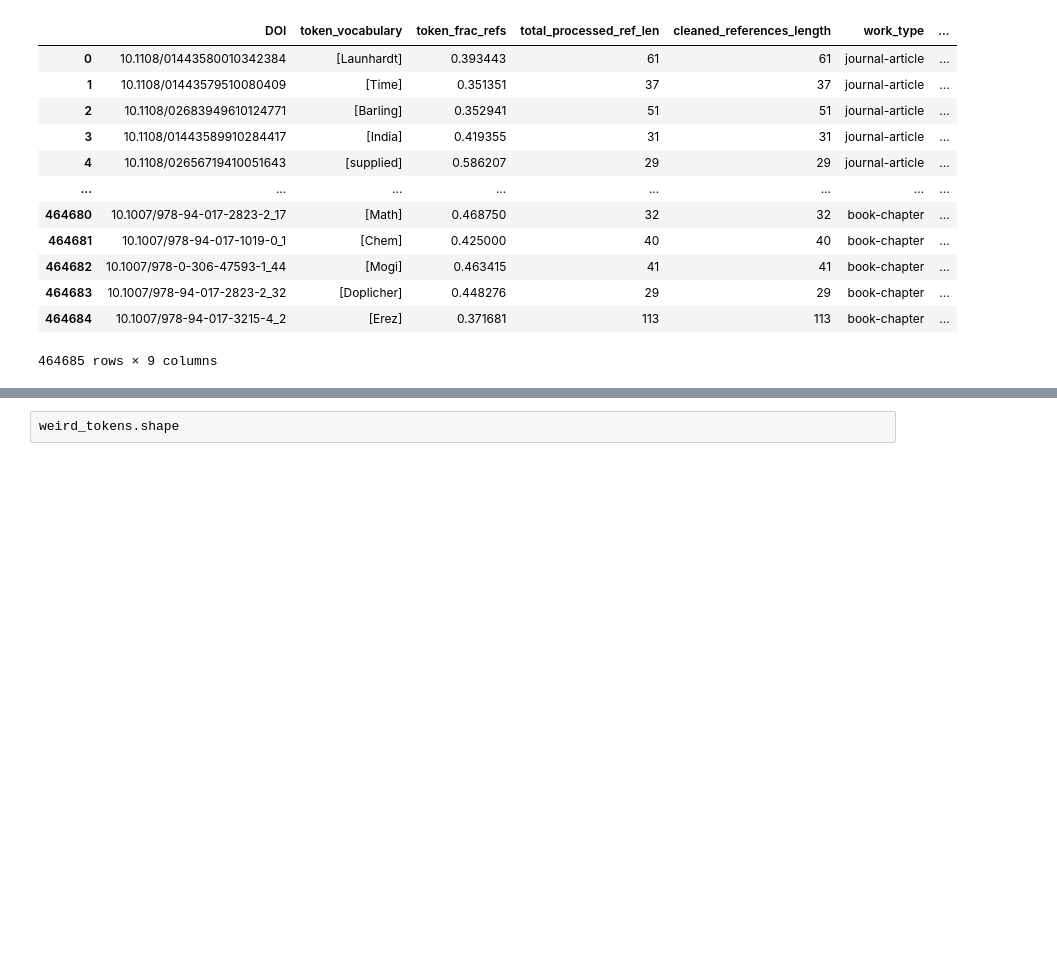
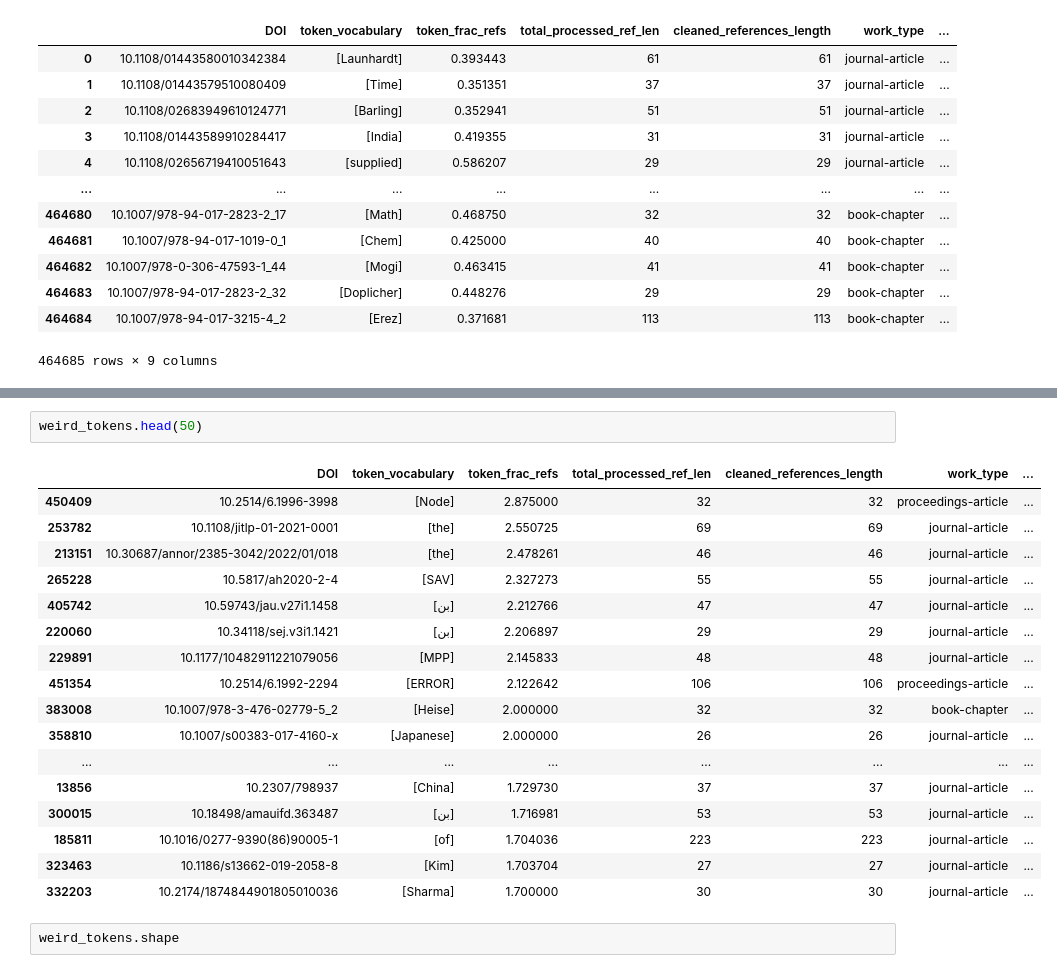
Before and after one commit to eshadatta/sneaked_refs_explorations, a Jupyter notebook: token_count_results.ipynb, the cells around one changed output, grey strips where cells are left out. Cells and saved outputs as stored; diff of their text form; blank space fills up the shorter version.

```diff
--- a/token_count_results.ipynb
+++ b/token_count_results.ipynb
@@ -34,3 +86,23 @@ weird_tokens.head(10)
+# %%
+weird_tokens.head(50)
+# %% [output]
+|  | DOI | token_vocabulary | token_frac_refs | total_processed_ref_len | cleaned_references_length | work_type | ... |
+| 450409 | 10.2514/6.1996-3998 | [Node] | 2.875000 | 32 | 32 | proceedings-article | ... |
+| 253782 | 10.1108/jitlp-01-2021-0001 | [the] | 2.550725 | 69 | 69 | journal-article | ... |
+| 213151 | 10.30687/annor/2385-3042/2022/01/018 | [the] | 2.478261 | 46 | 46 | journal-article | ... |
+| 265228 | 10.5817/ah2020-2-4 | [SAV] | 2.327273 | 55 | 55 | journal-article | ... |
+| 405742 | 10.59743/jau.v27i1.1458 | [بن] | 2.212766 | 47 | 47 | journal-article | ... |
+| 220060 | 10.34118/sej.v3i1.1421 | [بن] | 2.206897 | 29 | 29 | journal-article | ... |
+| 229891 | 10.1177/10482911221079056 | [MPP] | 2.145833 | 48 | 48 | journal-article | ... |
+| 451354 | 10.2514/6.1992-2294 | [ERROR] | 2.122642 | 106 | 106 | proceedings-article | ... |
+| 383008 | 10.1007/978-3-476-02779-5_2 | [Heise] | 2.000000 | 32 | 32 | book-chapter | ... |
+| 358810 | 10.1007/s00383-017-4160-x | [Japanese] | 2.000000 | 26 | 26 | journal-article | ... |
+| ... | ... | ... | ... | ... | ... | ... | ... |
+| 13856 | 10.2307/798937 | [China] | 1.729730 | 37 | 37 | journal-article | ... |
+| 300015 | 10.18498/amauifd.363487 | [بن] | 1.716981 | 53 | 53 | journal-article | ... |
+| 185811 | 10.1016/0277-9390(86)90005-1 | [of] | 1.704036 | 223 | 223 | journal-article | ... |
+| 323463 | 10.1186/s13662-019-2058-8 | [Kim] | 1.703704 | 27 | 27 | journal-article | ... |
+| 332203 | 10.2174/1874844901805010036 | [Sharma] | 1.700000 | 30 | 30 | journal-article | ... |
 # %%
 weird_tokens.shape
 # %% [output]
```
Also changed, not shown: parts of 14 cells of this notebook, 1 other file.
